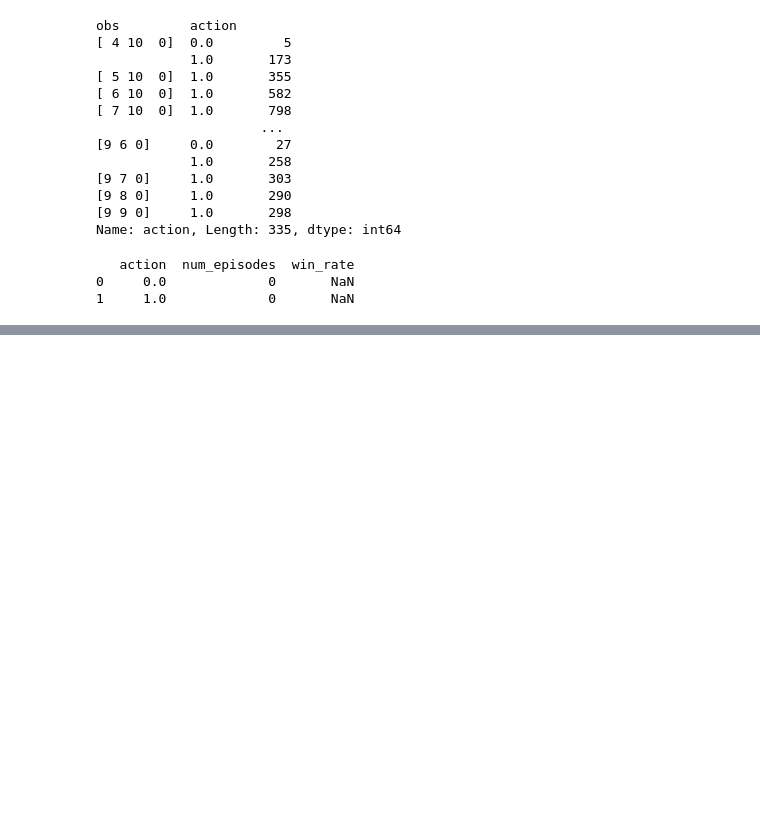
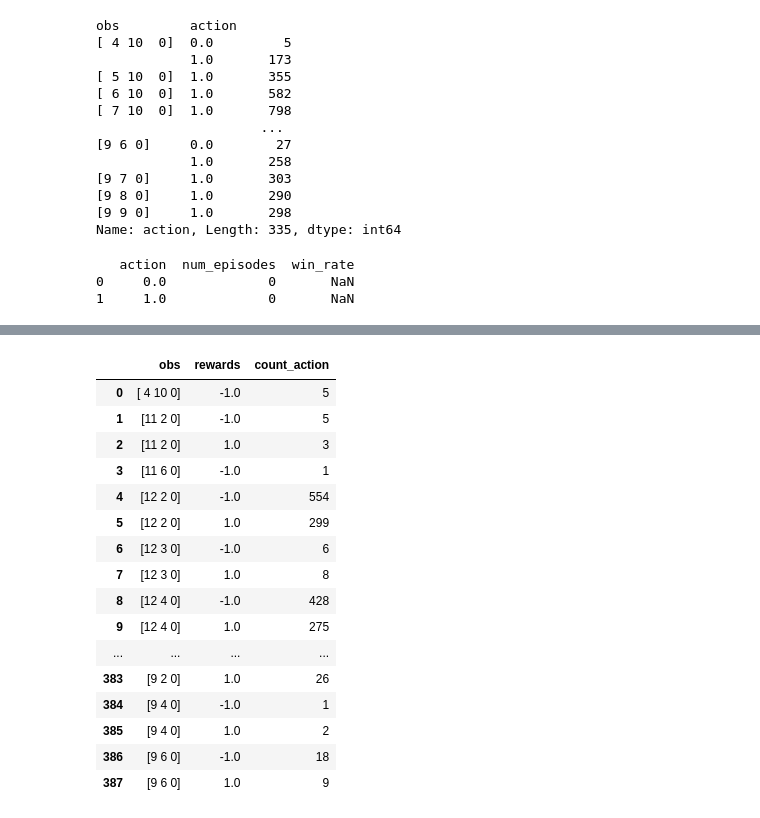
Before and after one commit to ristovski123/ISIA2, a Jupyter notebook: Untitled.ipynb, the cells around one changed output, grey strips where cells are left out. Cells and saved outputs as stored; diff of their text form; code cells hidden in the pictures; blank space fills up the shorter version.

```diff
--- a/Untitled.ipynb
+++ b/Untitled.ipynb
@@ -141,0 +166,24 @@ print(grouped_data)
+# %%
+grouped_data = df.groupby(["obs", "rewards"]).size().reset_index(name='count_action')
+
+# Display the entire DataFrame without truncation
+with pd.option_context('display.max_rows', None, 'display.max_columns', None):
+    display(grouped_data)
+# %% [output]
+|  | obs | rewards | count_action |
+| 0 | [ 4 10 0] | -1.0 | 5 |
+| 1 | [11 2 0] | -1.0 | 5 |
+| 2 | [11 2 0] | 1.0 | 3 |
+| 3 | [11 6 0] | -1.0 | 1 |
+| 4 | [12 2 0] | -1.0 | 554 |
+| 5 | [12 2 0] | 1.0 | 299 |
+| 6 | [12 3 0] | -1.0 | 6 |
+| 7 | [12 3 0] | 1.0 | 8 |
+| 8 | [12 4 0] | -1.0 | 428 |
+| 9 | [12 4 0] | 1.0 | 275 |
+| ... | ... | ... | ... |
+| 383 | [9 2 0] | 1.0 | 26 |
+| 384 | [9 4 0] | -1.0 | 1 |
+| 385 | [9 4 0] | 1.0 | 2 |
+| 386 | [9 6 0] | -1.0 | 18 |
+| 387 | [9 6 0] | 1.0 | 9 |
```
Also changed, not shown: parts of 1 cell of this notebook, 3 other files.
